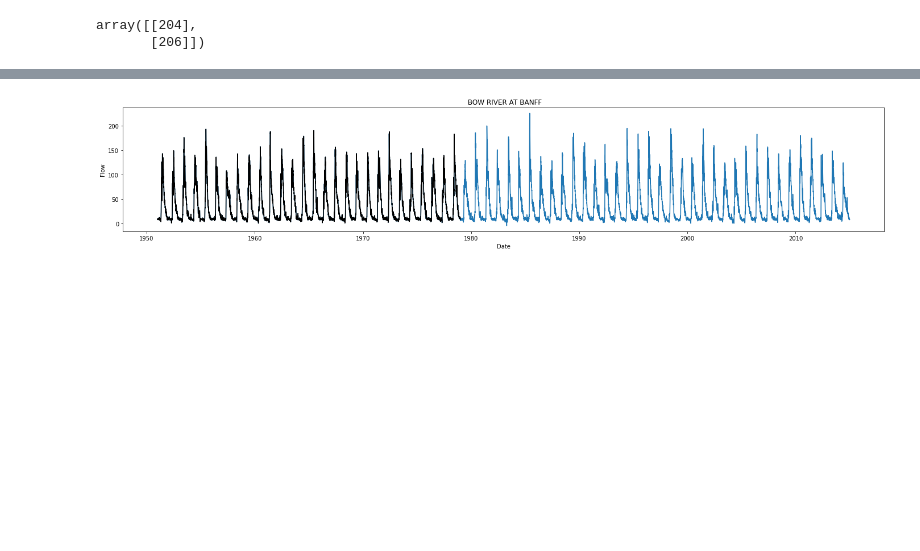
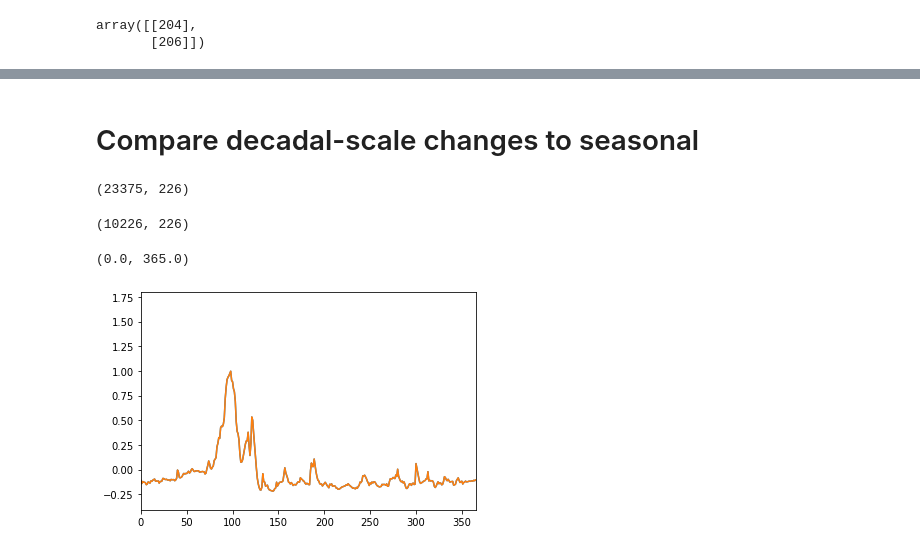
Before and after one commit to andersonsam/cnn_lstm_era, a Jupyter notebook: hindcast.ipynb, the cells around one changed output, grey strips where cells are left out. Drawn from its saved outputs; the diff is of its cells as text; code cells hidden in the pictures; blank space fills up the shorter version.

Commit message:
Initial seasonal shift analysis

```diff
--- a/hindcast.ipynb
+++ b/hindcast.ipynb
@@ -1120,20 +1067,2 @@ ax.plot(xx[-kk:], y_modern_predict[:,ind]*Fstd[ind] + Fmean[ind])
-# %%
-saveIt = 0
-
-fix, ax = plt.subplots(figsize = (24,4))
-
-ind = 141
-xx = np.linspace(1951,2015,num = len(y_all_predict))
-xx_hind = np.linspace(1951,1979,num = len(y_hind_predict))
-ax.plot(xx, y_all_predict[:,ind]*Fstd[ind] + Fmean[ind])
-ax.plot(xx_hind, y_hind_predict[:,ind]*Fstd[ind] + Fmean[ind], 'k')
-ax.set_title(stationNames[ind])
-ax.set_xlabel('Date')
-ax.set_ylabel('Flow')
-
-if saveIt:
-  plt.savefig('bow_river_banff_hindcast.png', bbox_inches = 'tight', dpi = 150)
-
-plt.show()
-# %% [output]
-[figure, removed]
+# %% [markdown]
+# Compare decadal-scale changes to seasonal
@@ -1139,0 +1071,15 @@ plt.show()
+# %%
+np.shape(y_all_predict)
+# %% [output]
+(23375, 226)
+# %%
+np.shape(y_hind_predict)
+# %% [output]
+(10226, 226)
+# %%
+plt.plot(flow)
+plt.plot(y_hind_predict[:,-1])
+plt.xlim((0,365))
+# %% [output]
+(0.0, 365.0)
+[figure, added]
```
Also changed, not shown: parts of 29 cells of this notebook.
